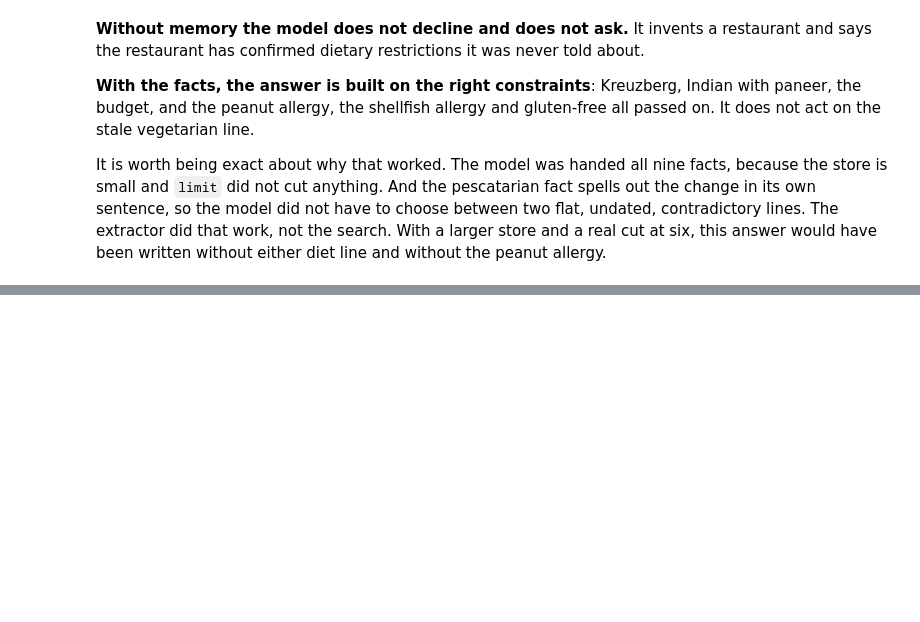
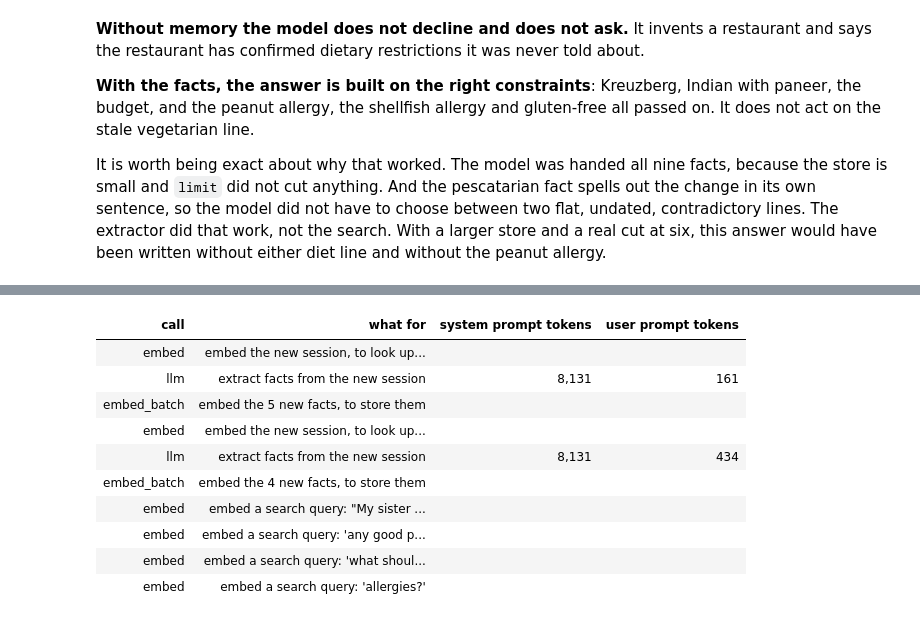
Before and after one commit to anton-dergunov/agent-memory-eval, a Jupyter notebook: notebooks/02-mem0.ipynb, the cells around one changed output, grey strips where cells are left out. Drawn from its saved outputs; the diff is of its cells as text; code cells hidden in the pictures; blank space fills up the shorter version.

```diff
--- a/notebooks/mem0.ipynb
+++ b/notebooks/02-mem0.ipynb
@@ -101,23 +103,23 @@ Mem0's cost and its behaviour both live in the calls it makes on your behalf.
 Wrapping the two model handles is enough to see all of it: one tap on the
 extractor LLM, one on the embedder.
 # %%
-CALLS, EMBEDS = [], []
+CALLS = []    # every call Mem0 makes, in order: its kind, its arguments and its result
 
 
-def tap(obj, attr, log, label):
+def tap(obj, attr, label):
     original = getattr(obj, attr)
 
     def wrapper(*args, **kwargs):
         result = original(*args, **kwargs)
-        log.append({"kind": label, "args": args, "kwargs": kwargs, "result": result})
+        CALLS.append({"kind": label, "args": args, "kwargs": kwargs, "result": result})
         return result
 
     setattr(obj, attr, wrapper)
 
 
-tap(memory.llm, "generate_response", CALLS, "llm")
-tap(memory.embedding_model, "embed", EMBEDS, "embed")
-tap(memory.embedding_model, "embed_batch", EMBEDS, "embed_batch")
+tap(memory.llm, "generate_response", "llm")
+tap(memory.embedding_model, "embed", "embed")
+tap(memory.embedding_model, "embed_batch", "embed_batch")
 
 print("taps installed")
 # %% [output]
@@ -475,0 +591,41 @@ without the peanut allergy.
+# %%
+def tokens(text):
+    """Tokens in a text, by Gemini's tokenizer. No model is run."""
+    return gemini().models.count_tokens(model=CHAT_MODEL, contents=text).total_tokens
+
+
+def purpose(call):
+    """What a logged call was for, read from what it was sent."""
+    if call["kind"] == "llm":
+        return "extract facts from the new session"
+    sent = call["args"][0]
+    if call["kind"] == "embed_batch":
+        return f"embed the {len(sent)} new facts, to store them"
+    if sent.startswith("user:"):
+        return "embed the new session, to look up related facts"
+    return f"embed a search query: {sent!r}"
+
+
+rows = []
+for call in CALLS:
+    row = {"call": call["kind"], "what for": purpose(call)}
+    if call["kind"] == "llm":
+        system, user = (message["content"] for message in call["kwargs"]["messages"])
+        row["system prompt tokens"] = f"{tokens(system):,}"
+        row["user prompt tokens"] = f"{tokens(user):,}"
+    rows.append(row)
+
+pd.DataFrame(rows).fillna("").style.hide(axis="index").set_properties(
+    **{"text-align": "left", "white-space": "pre-wrap"})
+# %% [output]
+| call | what for | system prompt tokens | user prompt tokens |
+| embed | embed the new session, to look up... |  |  |
+| llm | extract facts from the new session | 8,131 | 161 |
+| embed_batch | embed the 5 new facts, to store them |  |  |
+| embed | embed the new session, to look up... |  |  |
+| llm | extract facts from the new session | 8,131 | 434 |
+| embed_batch | embed the 4 new facts, to store them |  |  |
+| embed | embed a search query: "My sister ... |  |  |
+| embed | embed a search query: 'any good p... |  |  |
+| embed | embed a search query: 'what shoul... |  |  |
+| embed | embed a search query: 'allergies?' |  |  |
```
Also changed, not shown: parts of 27 cells of this notebook, 45 other files.
